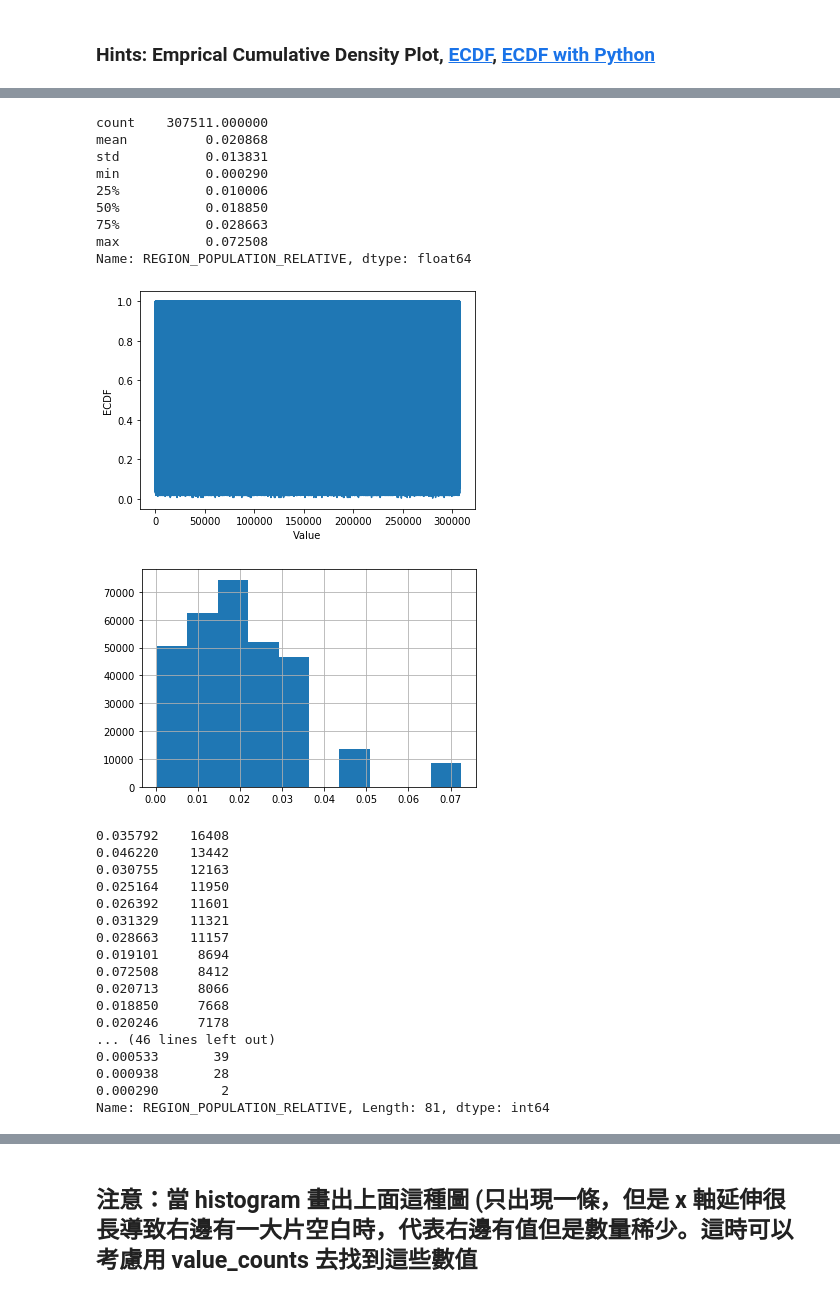
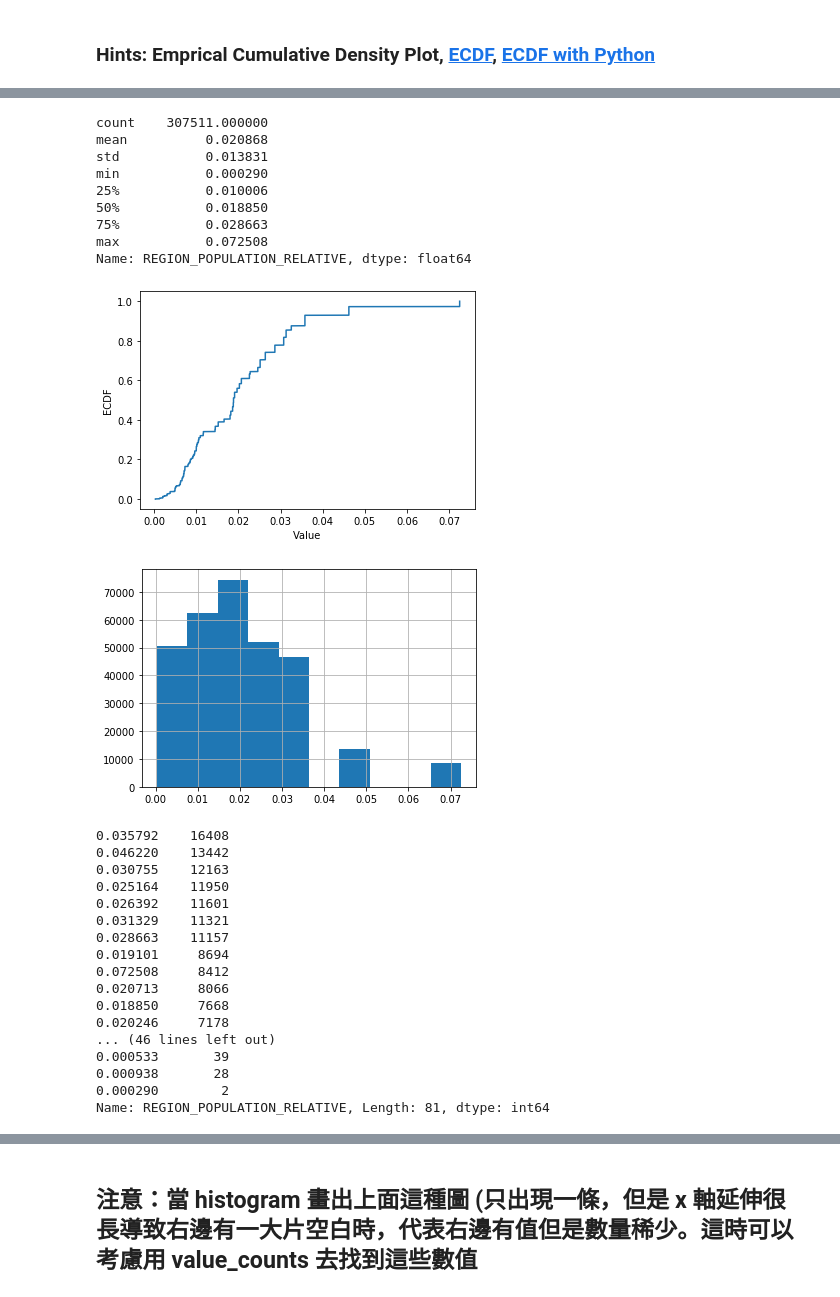
Before and after one commit to asdzxcqwe123/3rd-ML-100Days, a Jupyter notebook: homework/Day_009_HW.ipynb, the cells around one changed output, grey strips where cells are left out. Cells and saved outputs as stored; diff of their text form; code cells hidden in the pictures.

```diff
--- a/homework/Day_009_HW.ipynb
+++ b/homework/Day_009_HW.ipynb
@@ -110,19 +110,23 @@ print(app_train['AMT_INCOME_TOTAL'].describe())
 """
 YOUR CODE HERE
 """
-cdf = app_train['AMT_INCOME_TOTAL']
+def ecdf(data):
+    x=np.sort(data)
+    y=np.arange(1,len(data)+1) / len(data)
+    return x,y
+
+x,y = ecdf(app_train['AMT_INCOME_TOTAL'])
 
 
-plt.plot(list(cdf.index), cdf/cdf.max())
+plt.plot(x, y)
 plt.xlabel('Value')
 plt.ylabel('ECDF')
-plt.xlim([cdf.index.min(), cdf.index.max() * 1.05]) # 限制顯示圖片的範圍
 plt.ylim([-0.05,1.05]) # 限制顯示圖片的範圍
 
 plt.show()
 
 # 改變 y 軸的 Scale, 讓我們可以正常檢視 ECDF
-plt.plot(np.log(list(cdf.index)), cdf/cdf.max())
+plt.plot(np.log(x), y)
 plt.xlabel('Value (log-scale)')
 plt.ylabel('ECDF')
 
@@ -151,36 +145,36 @@ print(app_train['REGION_POPULATION_RELATIVE'].describe())
 
 # 繪製 Empirical Cumulative Density Plot (ECDF)
 """
 Your Code Here
 """
-cdf = app_train['REGION_POPULATION_RELATIVE']
+x,y = ecdf(app_train['REGION_POPULATION_RELATIVE'])
 
 
-plt.plot(list(cdf.index), cdf/cdf.max())
+plt.plot(x,y)
 plt.xlabel('Value')
 plt.ylabel('ECDF')
 plt.ylim([-0.05,1.05]) # 限制顯示圖片的範圍
 plt.show()
 
 
 app_train['REGION_POPULATION_RELATIVE'].hist()
 plt.show()
 
 app_train['REGION_POPULATION_RELATIVE'].value_counts()
 
 # 就以這個欄位來說，雖然有資料掉在分布以外，也不算異常，僅代表這間公司在稍微熱鬧的地區有的據點較少，
 # 導致 region population relative 在少的部分較為密集，但在大的部分較為疏漏
 # %% [output]
 count    307511.000000
 mean          0.020868
 std           0.013831
 min           0.000290
 25%           0.010006
 50%           0.018850
 75%           0.028663
 max           0.072508
 Name: REGION_POPULATION_RELATIVE, dtype: float64
-[figure, old version]
+[figure, new version]
 [figure]
 0.035792    16408
 0.046220    13442
```
Also changed, not shown: parts of 2 cells of this notebook.
